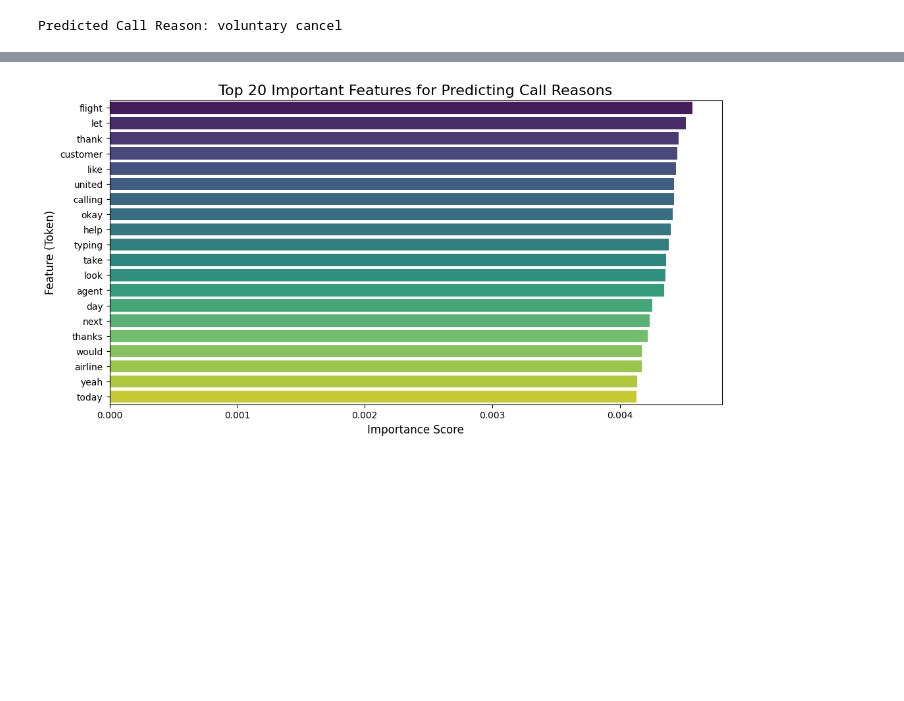
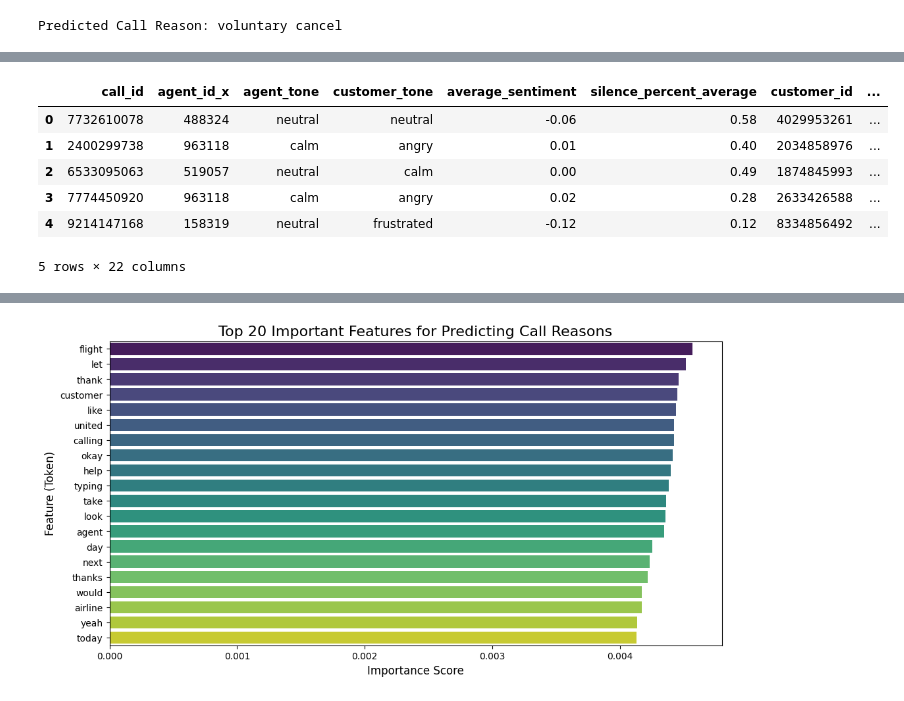
Before and after one commit to dheerajGits/skyhack, a Jupyter notebook: main.ipynb, the cells around one changed output, grey strips where cells are left out. Cells and saved outputs as stored; diff of their text form; code cells hidden in the pictures; blank space fills up the shorter version.

Commit message:
add export test.csv change readme and add a second model to predict primary_reason

```diff
--- a/main.ipynb
+++ b/main.ipynb
@@ -914,3 +931,6 @@ predicted_reason = model.predict(new_transcript_tfidf)
 print(f'Predicted Call Reason: {predicted_reason[0]}')
 # %% [output]
 Predicted Call Reason: voluntary cancel
+# %%
+test_Id=pd.read_csv('dataset/test.csv')
+test_Id.head()
@@ -916,0 +944,11 @@ Predicted Call Reason: voluntary cancel
+# %%
+test_Id_data= pd.merge(test_Id, main_dataset, on="call_id",how='left')
+test_Id_data.head()
+# %% [output]
+|  | call_id | agent_id_x | agent_tone | customer_tone | average_sentiment | silence_percent_average | customer_id | ... |
+| 0 | 7732610078 | 488324 | neutral | neutral | -0.06 | 0.58 | 4029953261 | ... |
+| 1 | 2400299738 | 963118 | calm | angry | 0.01 | 0.40 | 2034858976 | ... |
+| 2 | 6533095063 | 519057 | neutral | calm | 0.00 | 0.49 | 1874845993 | ... |
+| 3 | 7774450920 | 963118 | calm | angry | 0.02 | 0.28 | 2633426588 | ... |
+| 4 | 9214147168 | 158319 | neutral | frustrated | -0.12 | 0.12 | 8334856492 | ... |
+5 rows × 22 columns
```
Also changed, not shown: parts of 16 cells of this notebook, 3 other files.
